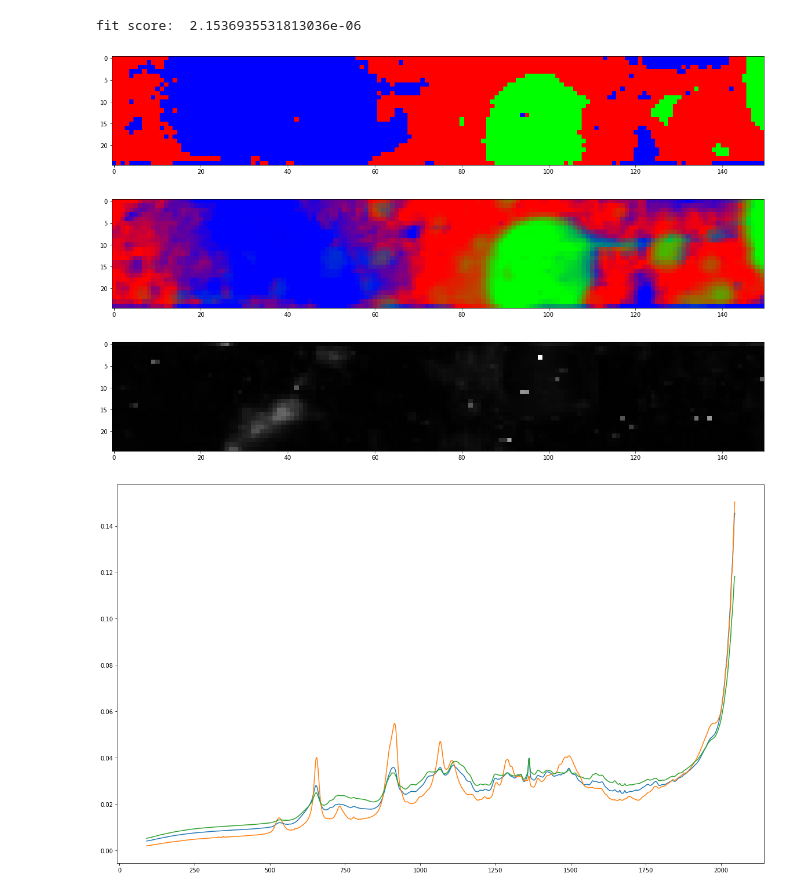
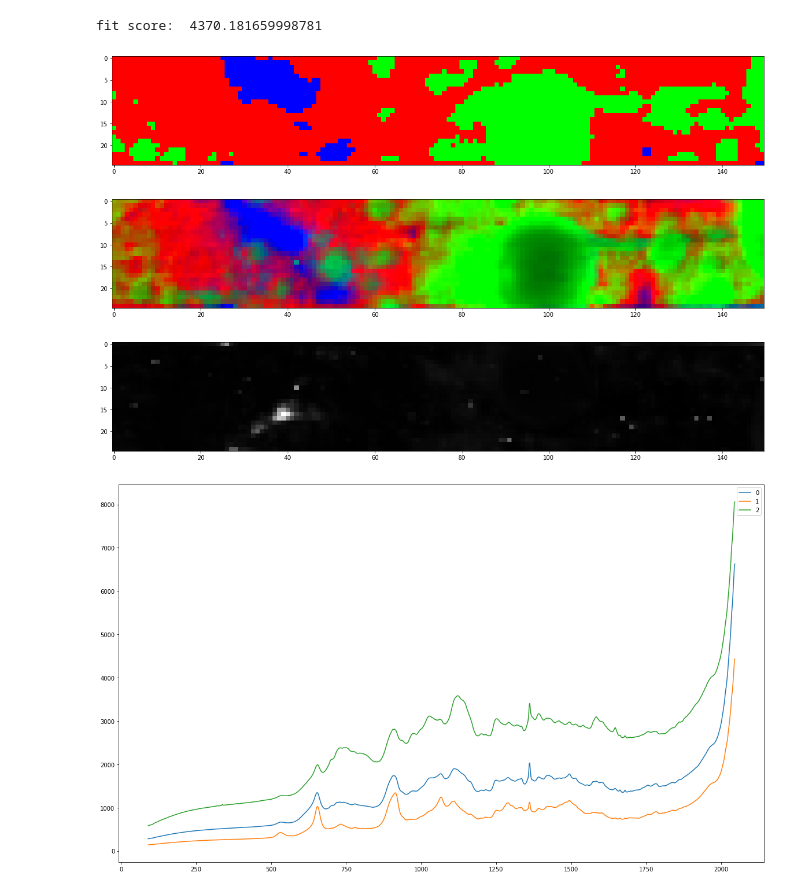
Before and after one commit to jjgsherwood/Bacholar_Thesis, a Jupyter notebook: cross_validation_Autoencoder.ipynb, the cells around one changed output. Cells and saved outputs as stored; diff of their text form; code cells hidden in the pictures.

```diff
--- a/cross_validation_Autoencoder.ipynb
+++ b/cross_validation_Autoencoder.ipynb
@@ -31,5 +28,6 @@ import umap.plot
 # %%
 def unit_vector_norm(X):
+    return X
     X -= X.min() #remove noise offset
     return (X.T / np.sqrt((X**2).sum(axis=1))).T
 
@@ -61,8 +55,8 @@ Z = unit_vector_norm(Z)
 class AutoEncoderConv(nn.Module):
     def __init__(self, n_components=10):
         h1 = 16
-        h2 = 32
-        h3 = 64
+        h2 = 16
+        h3 = 16
         full = 1000 // (2**3)
         super().__init__()
         self.encoder_conv1 = nn.Sequential(
@@ -149,14 +143,16 @@ class ReferenceVectorClassifierAE(BaseEstimator):
             torch.backends.cudnn.benchmark = True
         self.device = torch.device('cuda' if _use_cuda else 'cpu')
 
+    def fit(self, x, **kwargs):
+        self.set_params(**kwargs)
+        X = unit_vector_norm(x)
+
+        ###################### Autoencoder ################################
         self.model = AutoEncoderConv(**self.ae_kwargs).to(self.device)
 
         parameters = filter(lambda x: x.requires_grad, self.model.parameters())
         self.optimizer = optim.Adam(parameters)
 
-    def fit(self, X, **kwargs):
-        self.set_params(**kwargs)
-        ###################### Autoencoder ################################
         train_loader, test_loader = dataset.load_liver(X, self.kwargs['batch_size'])
 
         for epoch in range(self.kwargs['epochs']):
@@ -183,6 +179,7 @@ class ReferenceVectorClassifierAE(BaseEstimator):
 
         ###################### reference spectra ################################
         self.reference_spectra_ = np.array([X[one_hot[:,i],:].mean(axis=0) for i in range(self.kwargs['n_clusters'])])
+        self.ref_org = np.array([x[one_hot[:,i],:].mean(axis=0) for i in range(self.kwargs['n_clusters'])])
 
         # Return the classifier
         return self
@@ -198,6 +195,7 @@ class ReferenceVectorClassifierAE(BaseEstimator):
 
         # Input validation
         X = check_array(X)
+        X = unit_vector_norm(X)
 
         ###################### RCA ################################
         old_mask = np.zeros((X.shape[0], self.kwargs['n_clusters']), dtype=bool)
@@ -211,6 +209,9 @@ class ReferenceVectorClassifierAE(BaseEstimator):
     def get_reference_vectors(self):
         return self.reference_spectra_
 
+    def get_org_reference_vectors(self):
+        return self.ref_org
+
     def get_params(self, deep=False):
         return self.kwargs
 
@@ -236,13 +238,13 @@ def cross_val_X_Y_Z(rvc, X, Y, Z):
     return score_func(rvc, Z)
 # %%
 kwargs = {'n_clusters': 3,
-          'n_components': 16,
+          'n_components': 10,
           'min_weight': 0,
           'batch_size': 64,
           'cuda': True,
           'log_step': 10,
           'loss_func': MSE_loss,
-          'epochs': 1,
+          'epochs': 10,
          }
 header = f"{'mean':12}{'std':12}"
 # %%
@@ -339,18 +312,26 @@ RCA_vector = np.clip(RCA_vector, a_min=0, a_max=1)
 plt.figure(figsize = (20,4))
 plt.imshow(np.swapaxes(RCA_vector.reshape((*shape_X[:2], kwargs['n_clusters'])),0,1)[::-1,:,:3])
 plt.show()
+# plt.figure(figsize = (20,4))
+# plt.imshow(np.swapaxes(RCA_vector.reshape((*shape_X[:2], kwargs['n_clusters'])),0,1)[::-1,:,3:6])
+# plt.show()
+# plt.figure(figsize = (20,4))
+# plt.imshow(np.swapaxes(RCA_vector.reshape((*shape_X[:2], kwargs['n_clusters'])),0,1)[::-1,:,6:9])
+# plt.show()
 plt.figure(figsize = (20,4))
 plt.imshow(error_map(rvc, X).reshape(shape_X[:2]).T, cmap='gray', vmin=0)
+
 plt.show()
 # %% [output]
-fit score:  2.1536935531813036e-06
+fit score:  4370.181659998781
-[figure, old version]
+[figure, new version]
-[figure, old version]
+[figure, new version]
-[figure, old version]
+[figure, new version]
 # %%
 plt.figure(figsize = (20,12))
-for i in rvc.get_reference_vectors():
-    plt.plot(wavelength, i)
+for i, r in enumerate(rvc.get_reference_vectors()):
+    plt.plot(wavelength, r, label=i)
+plt.legend()
 plt.show()
 # %% [output]
-[figure, old version]
+[figure, new version]
```
Also changed, not shown: parts of 7 cells of this notebook, 6 other files.
